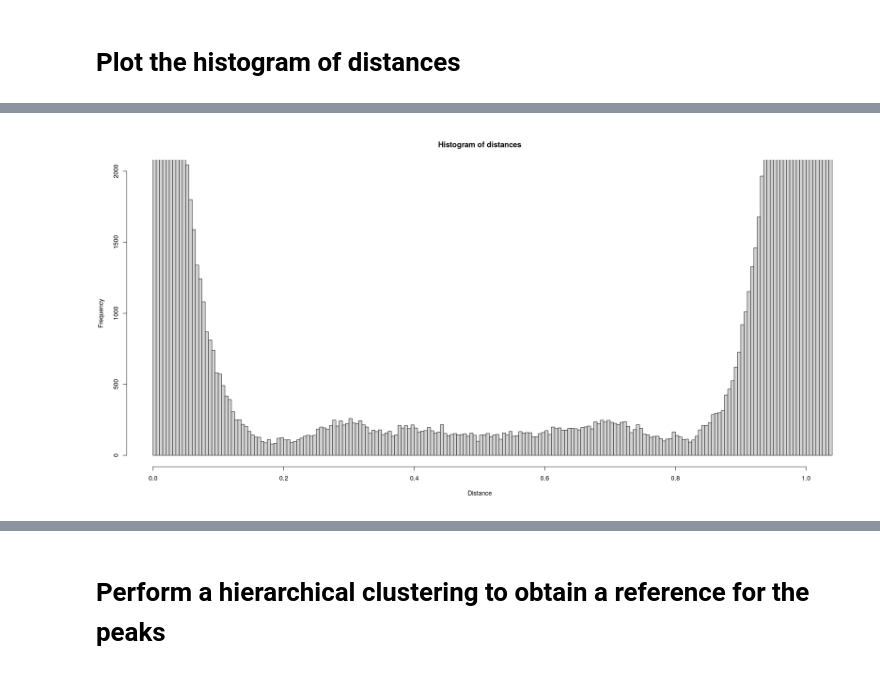
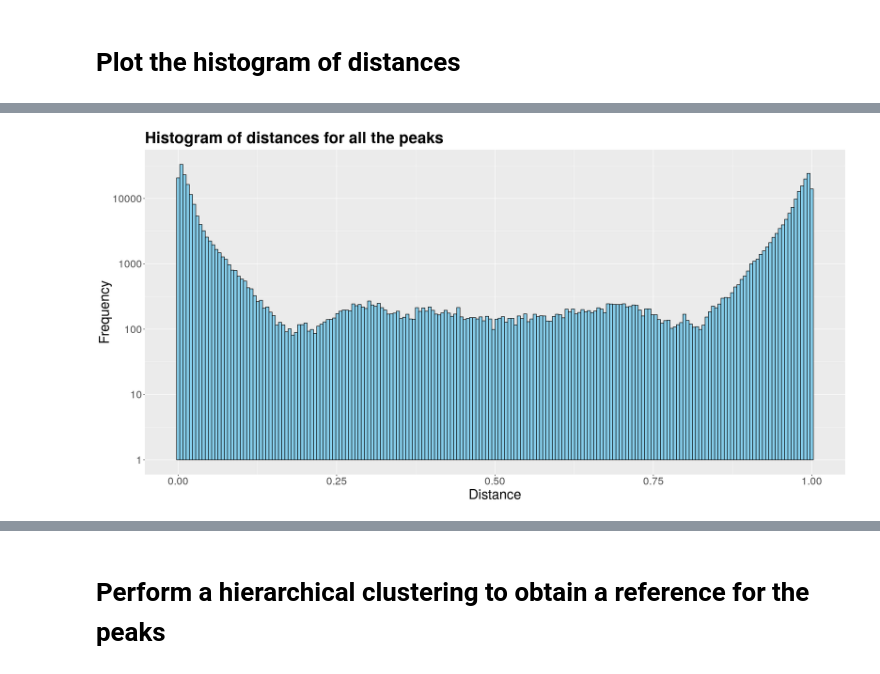
Before and after one commit to GeNeHetX/MALDI-balanced, a Jupyter notebook: samples_alignment.ipynb, the cells around one changed output, grey strips where cells are left out. Drawn from its saved outputs; the diff is of its cells as text; code cells hidden in the pictures.

Commit message:
align all lames

```diff
--- a/samples_alignment.ipynb
+++ b/samples_alignment.ipynb
@@ -27,10 +28,6 @@ config <- read_yaml("workspace/config.yml")
 
 # Hyperparameters
 lames <- list.files(config$path_to_data)
-lame <- lames[1]
-
-# Path to the data and results
-path <- sprintf("%s/%s", config$path_to_data, lame)
 # %% [output]
 Warning message in readLines(file, warn = readLines.warn):
 “incomplete final line found on 'workspace/config.yml'”
@@ -50,6 +47,12 @@ for (lame in lames) {
   # Filter the peaks with low frequency
   mse_peaks <- subsetFeatures(mse_peaks, freq > 0.01)
 
+  # Print the number of peaks
+  print(sprintf("%s: %d", lame, length(mz(mse_peaks))))
+
   # Concatenate the peaks
   peaks <- c(peaks, mz(mse_peaks))
 }
+
+# Sort the peaks
+peaks <- sort(unique(peaks))
@@ -57,12 +74,20 @@ for (lame in lames) {
 # Plot the histogram of distances
 # %%
 # Compute the distance matrix
-distances <- dist(peaks)
+distances <- dist(peaks) |> as.vector()
+
+# Exclude the distances > 1
+distances <- distances[distances <= 1]
 
 # Plot a histogram of the distances
 options(repr.plot.width = 20, repr.plot.height = 10)
-hist(distances, xlim = c(0, 1), ylim = c(0, 2000), breaks = 1e+07,
-     main = "Histogram of distances for all the peaks",
-     xlab = "Distance",
-     ylab = "Frequency")
+ggplot(data.frame(distances = distances), aes(x = distances)) +
+  geom_histogram(bins = 200, fill = "skyblue", color = "black") +
+  labs(title = "Histogram of distances for all the peaks",
+       x = "Distance",
+       y = "Frequency") +
+  scale_y_log10() +
+  theme(plot.title = element_text(size = 30, face = "bold"),
+        axis.title = element_text(size = 26),
+        axis.text = element_text(size = 20))
 # %% [output]
@@ -71 +94 @@ Warning message in hist.default(distances, xlim = c(0, 1), ylim = c(0, 2000), br
-[figure, old version]
+[figure, new version]
```
Also changed, not shown: parts of 9 cells of this notebook, 1 other file.
